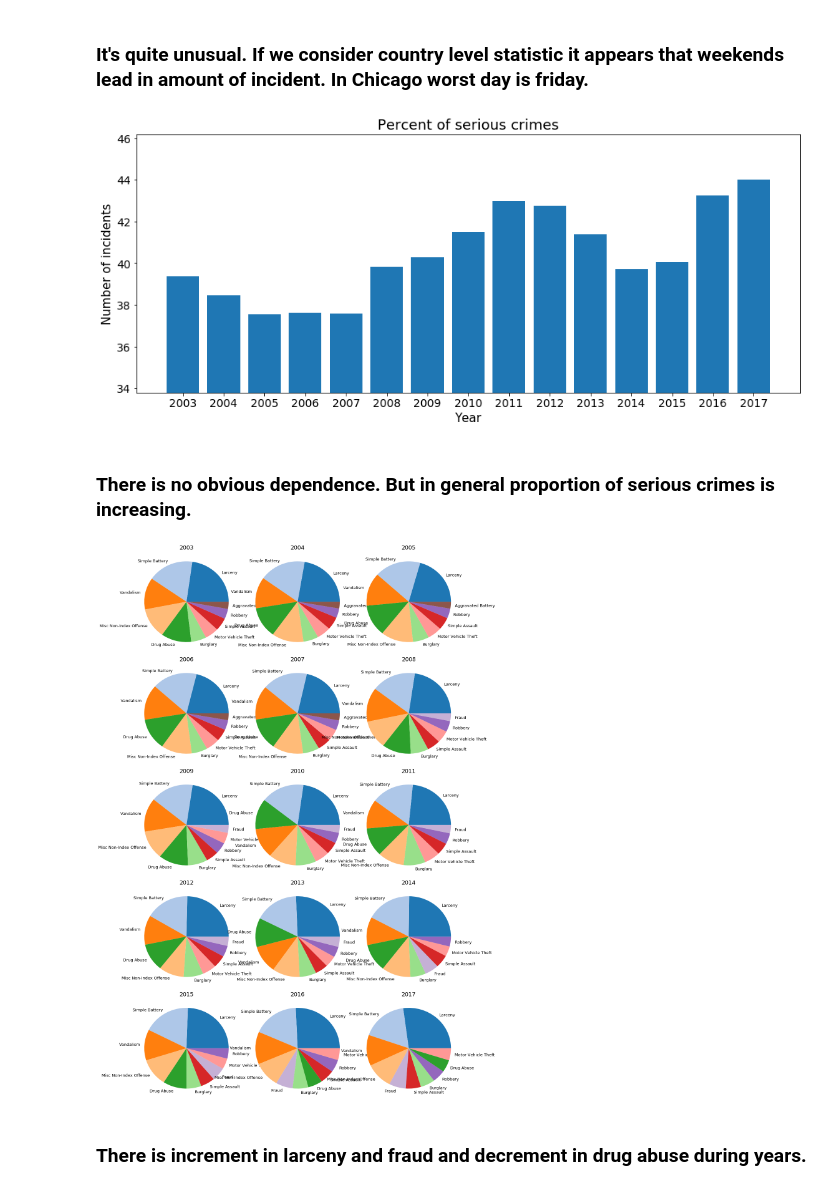
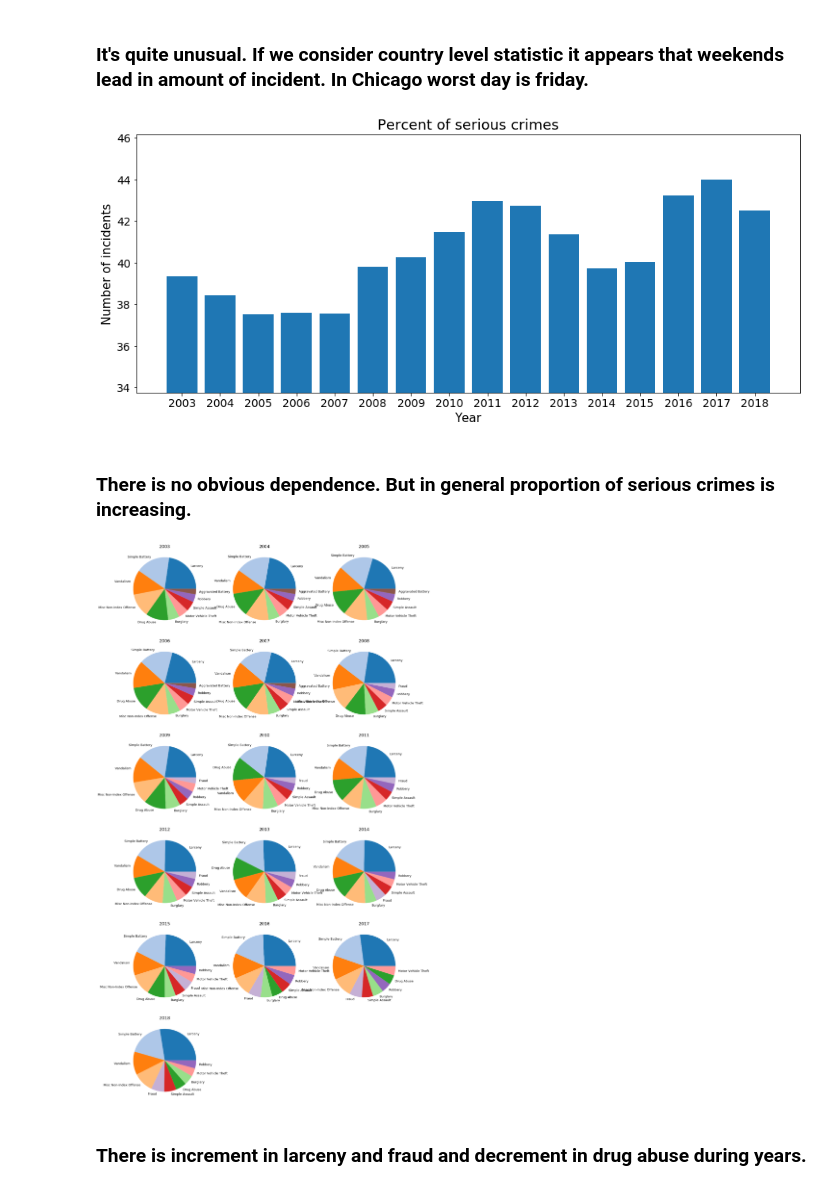
Before and after one commit to belkasanek/eda_chicago_crime_data, a Jupyter notebook: chicago_crimes_eda.ipynb, the cells around one changed output. Cells and saved outputs as stored; diff of their text form; code cells hidden in the pictures.

```diff
--- a/chicago_crimes_eda.ipynb
+++ b/chicago_crimes_eda.ipynb
@@ -71,12 +139,12 @@ df['Day_diff'] = df['Day_diff'].astype('uint16')
 # %%
 # Fill unknown values and convert to less consumin datatype
 dtypes = {'ID': 'uint32', 'Beat': 'uint16', 'Year': 'uint16', 'District': 'uint8', 'Ward': 'uint8',
-          'Community Area': 'uint8'}
+          'Community Areas': 'uint8'}
 for key, value in dtypes.items():
     df[key] = df[key].astype(value)
 # %%
 # Dataframe to map column 'FBI Code' and human readable description
-if 'fbi_codes.csv' not in os.listdir('.'):
+if 'fbi_codes.csv' not in os.listdir('./data'):
     fbi_df = pd.DataFrame({'Code': [], 'Description': [], 'Serious offense': []})
     temp = pd.read_html('http://gis.chicagopolice.org/clearmap_crime_sums/crime_types.html')
     # pattern that retrive desription and code
@@ -90,9 +158,9 @@ if 'fbi_codes.csv' not in os.listdir('.'):
             fbi_df = fbi_df.append(pd.DataFrame({'Code': [code[1:-1]], 'Description': [desc],
                                                  'Serious offense': [serious_offense]}), ignore_index=True)
     fbi_df['Serious offense'] = fbi_df['Serious offense'].astype('bool')
-    fbi_df.to_csv('fbi_codes.csv', index=False)
+    fbi_df.to_csv('./data/fbi_codes.csv', index=False)
 else:
-    fbi_df = pd.read_csv('fbi_codes.csv', dtype={'Serious offense': 'bool'})
+    fbi_df = pd.read_csv(os.path.join(DATA_PATH, 'fbi_codes.csv'), dtype={'Serious offense': 'bool'})
 # %% [markdown]
 # Map of Chicago
 # %%
@@ -111,7 +179,7 @@ def discrete_cmap(N, base_cmap=None):
     cmap_name = base.name + str(N)
     return base.from_list(cmap_name, color_list, N)
 # %%
-temp_list = ['Ward', 'District', 'Community Area']
+temp_list = ['Ward', 'District', 'Community Areas']
 fig, ax = plt.subplots(len(temp_list), 1)
 n = 10
 fig.set_figheight(n * len(temp_list))
@@ -122,7 +190,7 @@ for i, column in enumerate(temp_list):
 
     # removing some anomalies
     temp = temp.loc[temp['Longitude'].between(-90, -85) & temp['Latitude'].between(39, 43), :]
-    temp = temp.sample(10000)
+    temp = temp.sample(5000)
 
     ax[i].scatter(temp['Longitude'], temp['Latitude'], c=temp[column], s=5,
                 cmap=discrete_cmap(df[column].nunique(), 'nipy_spectral_r'))
@@ -275,10 +343,10 @@ temp.head(5)
 fig = plt.figure(figsize=(16, 10))
 
 _temp = df.loc[(df['Longitude'].between(-90, -85) & df['Latitude'].between(39, 43)),
-               ['Longitude', 'Latitude', 'Only Block']].copy()
+               ['Longitude', 'Latitude', 'Street']].copy()
 
 for street in arr_most_crime:
-    sam = _temp.loc[_temp['Only Block'] == street, ['Longitude', 'Latitude']].sample(50)
+    sam = _temp.loc[_temp['Street'] == street, ['Longitude', 'Latitude']].sample(50)
     plt.scatter(sam['Longitude'], sam['Latitude'], s=5)
 
 plt.title('Worst 50 streets', size=18)
@@ -473,16 +541,16 @@ temp = temp.groupby(by='Year')['Serious offense'].mean().reset_index()
 temp = temp[2:-1]
 # %%
 fig = plt.figure(figsize=(15, 6))
-plt.bar(x=range(2003, 2018, 1), height=temp['Serious offense'] * 100, width=0.8, align='center')
+plt.bar(x=range(2003, 2019, 1), height=temp['Serious offense'] * 100, width=0.8, align='center')
 plt.ylim(temp['Serious offense'].min() * 100 * 0.9)
 
 plt.xlabel('Year', fontsize=15)
 plt.ylabel('Number of incidents', fontsize=15)
 plt.yticks(fontsize=14)
-plt.xticks(range(2003, 2018, 1), fontsize=14)
+plt.xticks(range(2003, 2019, 1), fontsize=14)
 plt.title('Percent of serious crimes', fontsize=18);
 # %% [output]
-[figure, old version]
+[figure, new version]
 # %% [markdown]
 ### There is no obvious dependence. But in general proportion of serious crimes is increasing.
 # %%
@@ -490,21 +558,23 @@ temp = df.merge(fbi_df, left_on='FBI Code', right_on='Code')[['Year', 'Descripti
 temp = temp.groupby(by=['Year', 'Description_y'])['ID'].count().reset_index()
 # %%
 n = 3 # col
-m = (14 - 1) // n + 1 # rows 14 is range of years
-fig, axes = plt.subplots(m, n, figsize=(n * 5, m * 5))
+m = int(np.floor((16) / n + 1)) #  number of rows for 16 years
+fig, axes = plt.subplots(m, n, figsize=(n * 7, m * 7))
 
-for i, year in enumerate(range(2003, 2018, 1)):
+for i, year in enumerate(range(2003, 2019, 1)):
     _temp = temp.loc[temp['Year'] == year].sort_values('ID', ascending=False).head(10)
-    r, c = i // n, i % n
+    r = i // n
+    c = i % n
     ax = axes[r, c]
     wedges, texts = ax.pie(x=_temp['ID'], labels=_temp['Description_y'],
            colors=[colrs[label] for label in _temp['Description_y']])
     [text.set_size(13) for text in texts]
     ax.set_title(year, size=18)
 
-fig.tight_layout()
+for i in range(n * m - 16):
+    axes.flat[-1-i].set_visible(False)
 del _temp
 # %% [output]
-[figure, old version]
+[figure, new version]
 # %% [markdown]
 ### There is increment in larceny and fraud and decrement in drug abuse during years.
```
Also changed, not shown: parts of 38 cells of this notebook.
